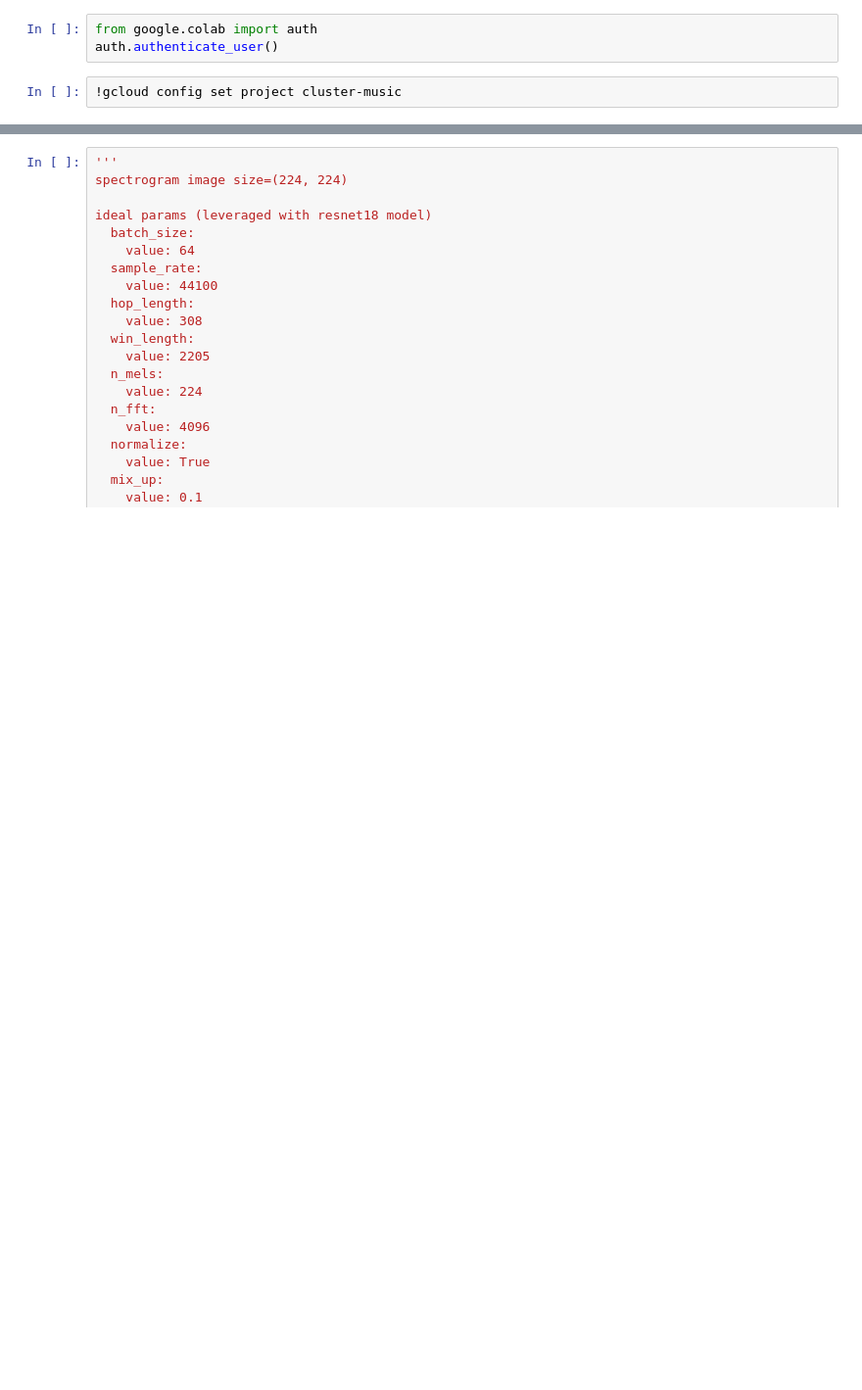
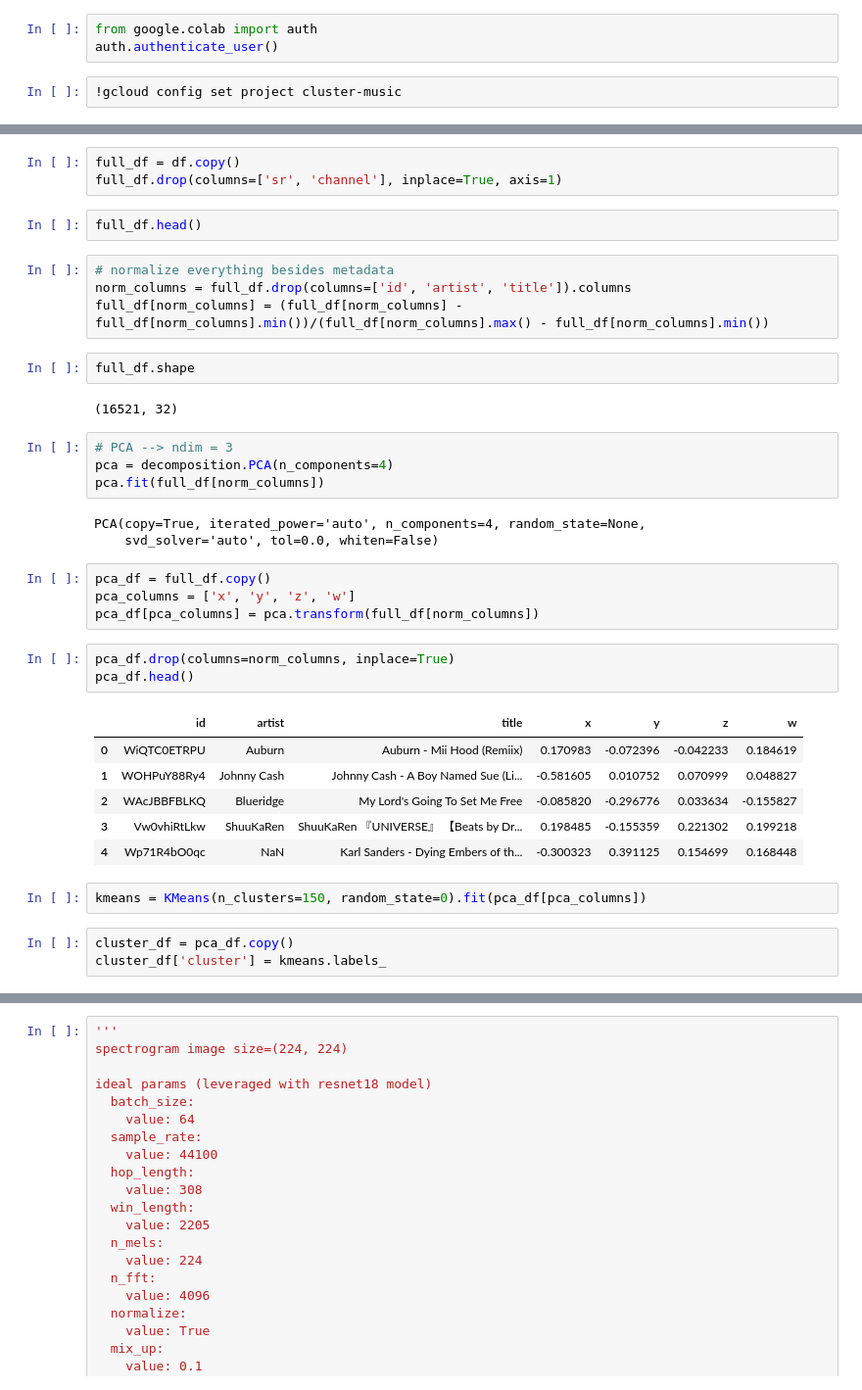
Before and after one commit to jasperSha/cloud_music, a Jupyter notebook: model/neuralnet.ipynb, the cells around one changed output, grey strips where cells are left out. Shown at 98% size. Saved outputs shown, nothing was run; the diff lists cells and outputs as text; blank space fills up the shorter version.

```diff
--- a/model/neuralnet.ipynb
+++ b/model/neuralnet.ipynb
@@ -23,0 +274,39 @@ os.makedirs('song_freqs', exist_ok=True)
+# %%
+full_df = df.copy()
+full_df.drop(columns=['sr', 'channel'], inplace=True, axis=1)
+# %%
+full_df.head()
+# %%
+# normalize everything besides metadata
+norm_columns = full_df.drop(columns=['id', 'artist', 'title']).columns
+full_df[norm_columns] = (full_df[norm_columns] - full_df[norm_columns].min())/(full_df[norm_columns].max() - full_df[norm_columns].min())
+# %%
+full_df.shape
+# %% [output]
+(16521, 32)
+# %%
+# PCA --> ndim = 3
+pca = decomposition.PCA(n_components=4)
+pca.fit(full_df[norm_columns])
+# %% [output]
+PCA(copy=True, iterated_power='auto', n_components=4, random_state=None,
+    svd_solver='auto', tol=0.0, whiten=False)
+# %%
+pca_df = full_df.copy()
+pca_columns = ['x', 'y', 'z', 'w']
+pca_df[pca_columns] = pca.transform(full_df[norm_columns])
+# %%
+pca_df.drop(columns=norm_columns, inplace=True)
+pca_df.head()
+# %% [output]
+|  | id | artist | title | x | y | z | w |
+| 0 | WiQTC0ETRPU | Auburn | Auburn - Mii Hood (Remiix) | 0.170983 | -0.072396 | -0.042233 | 0.184619 |
+| 1 | WOHPuY88Ry4 | Johnny Cash | Johnny Cash - A Boy Named Sue (Li... | -0.581605 | 0.010752 | 0.070999 | 0.048827 |
+| 2 | WAcJBBFBLKQ | Blueridge | My Lord's Going To Set Me Free | -0.085820 | -0.296776 | 0.033634 | -0.155827 |
+| 3 | Vw0vhiRtLkw | ShuuKaRen | ShuuKaRen 『UNIVERSE』 【Beats by Dr... | 0.198485 | -0.155359 | 0.221302 | 0.199218 |
+| 4 | Wp71R4bO0qc | NaN | Karl Sanders - Dying Embers of th... | -0.300323 | 0.391125 | 0.154699 | 0.168448 |
+# %%
+kmeans = KMeans(n_clusters=150, random_state=0).fit(pca_df[pca_columns])
+# %%
+cluster_df = pca_df.copy()
+cluster_df['cluster'] = kmeans.labels_
```
Also changed, not shown: parts of 10 cells of this notebook.
